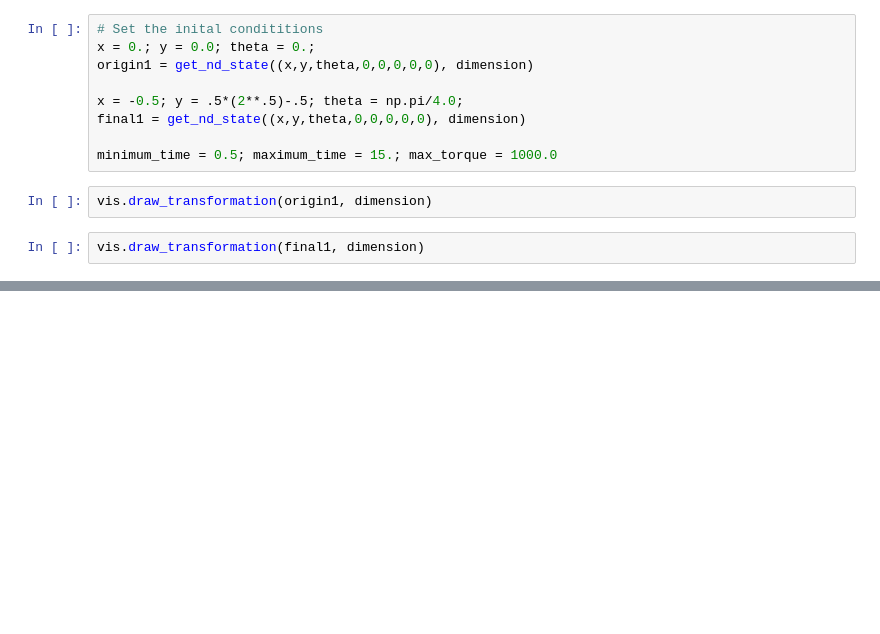
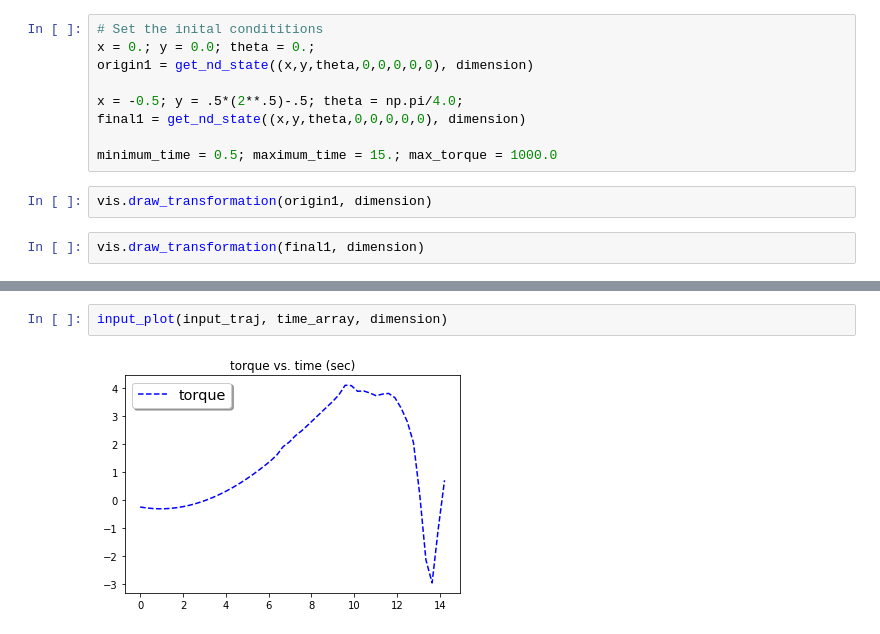
Before and after one commit to ethanweber/underactuated, a Jupyter notebook: src/cubli/InertialCube_V0.ipynb, the cells around one changed output, grey strips where cells are left out. Saved outputs shown, nothing was run; the diff lists cells and outputs as text; blank space fills up the shorter version.

```diff
--- a/src/cubli/InertialCube_V0.ipynb
+++ b/src/cubli/InertialCube_V0.ipynb
@@ -85,0 +61,4 @@ plt.show()
+# %%
+input_plot(input_traj, time_array, dimension)
+# %% [output]
+[figure, added]
```
Also changed, not shown: parts of 11 cells of this notebook, 16 other files.
